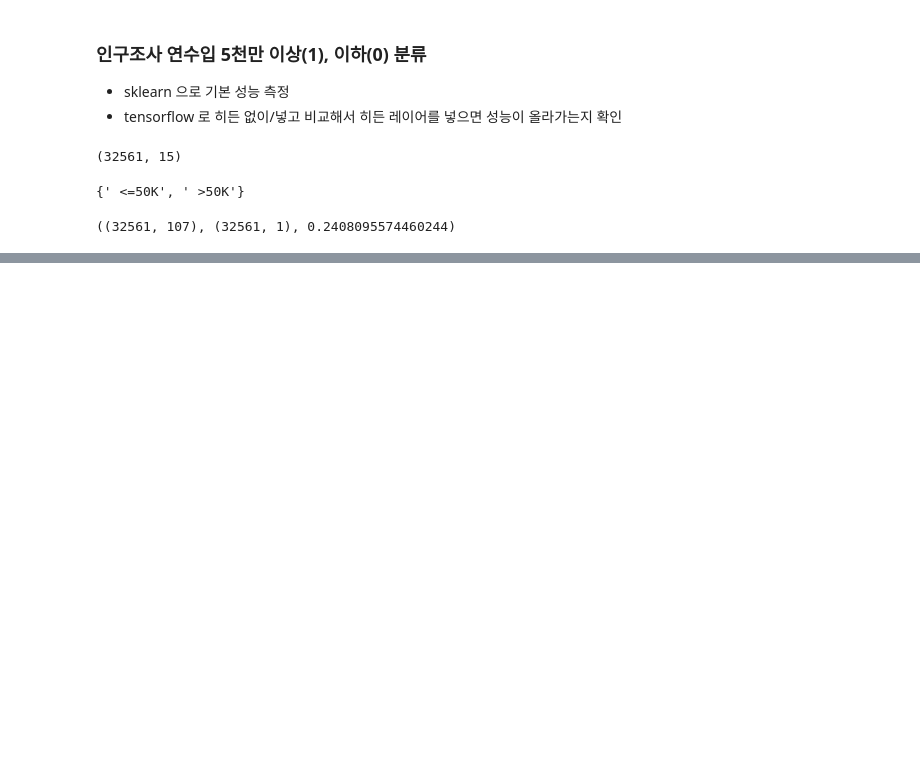
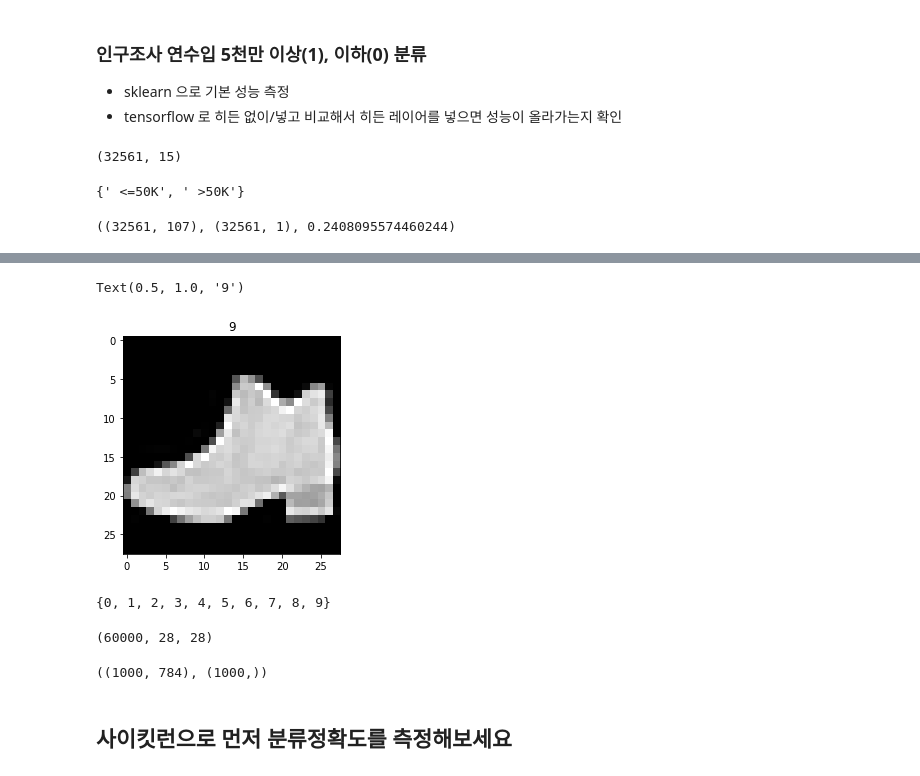
Before and after one commit to sogangori/NH_machine_learning, a Jupyter notebook: day7_play_ground.ipynb, the cells around one changed output, grey strips where cells are left out. Saved outputs shown, nothing was run; the diff lists cells and outputs as text; code cells hidden in the pictures; blank space fills up the shorter version.

```diff
--- a/day7_play_ground.ipynb
+++ b/day7_play_ground.ipynb
@@ -133,0 +200,25 @@ plt.legend()
+# %%
+index = 15
+x0 = x_train[index]
+plt.imshow(x0, cmap='gray')
+plt.title(str(y_train[index]))
+# %% [output]
+Text(0.5, 1.0, '9')
+[figure, added]
+# %%
+set(y_train)
+# %% [output]
+{0, 1, 2, 3, 4, 5, 6, 7, 8, 9}
+# %%
+x_train.shape
+# %% [output]
+(60000, 28, 28)
+# %%
+m = 1000  # 데이터 제한
+x = np.reshape(x_train, [60000, 28*28])[:m]
+y = y_train[:m]
+x.shape, y.shape
+# %% [output]
+((1000, 784), (1000,))
+# %% [markdown]
+##  사이킷런으로 먼저 분류정확도를 측정해보세요
```
Also changed, not shown: parts of 12 cells of this notebook.
